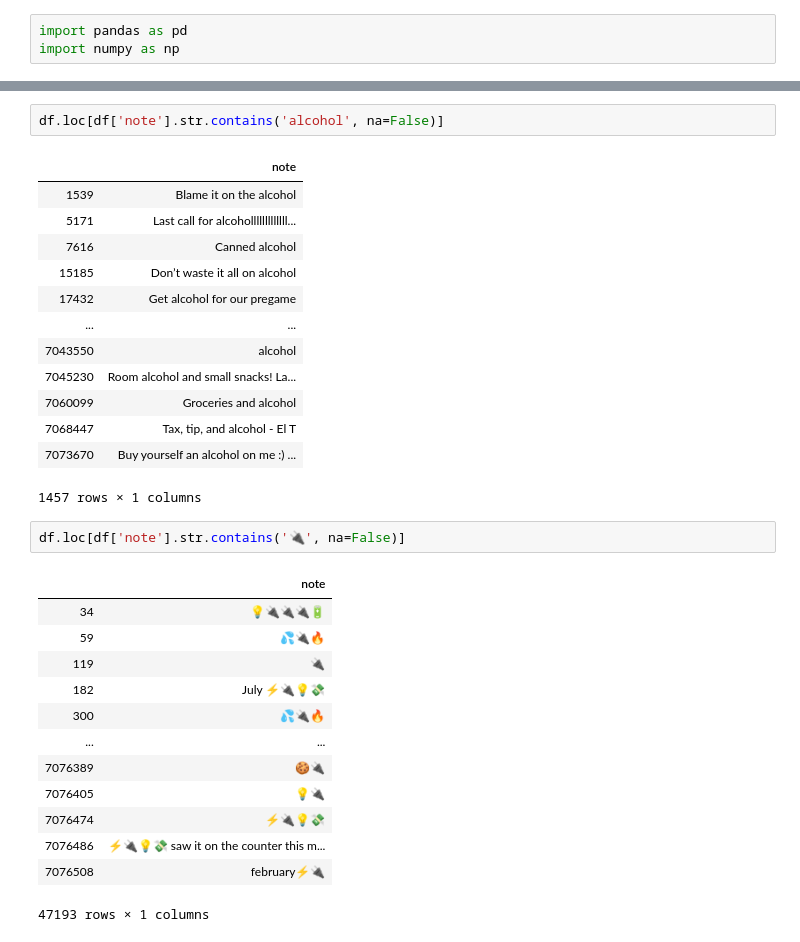
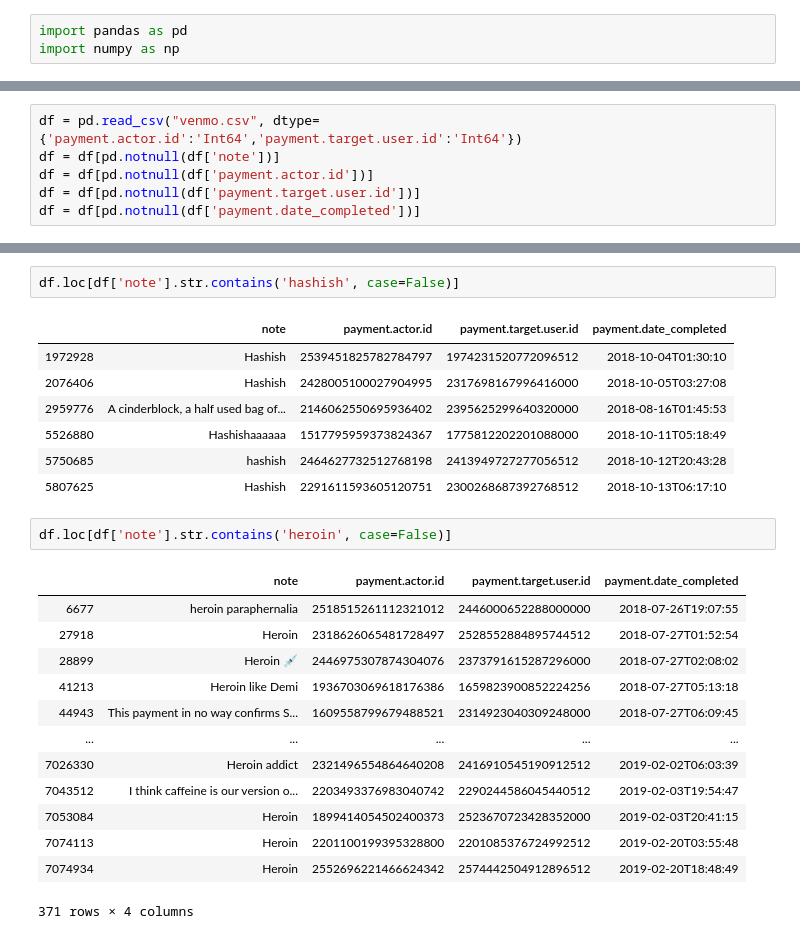
Before and after one commit to prasantadh/venmo-analytics, a Jupyter notebook: Analysis.ipynb, the cells around one changed output, grey strips where cells are left out. Cells and saved outputs as stored; diff of their text form.

```diff
--- a/Analysis.ipynb
+++ b/Analysis.ipynb
@@ -5,0 +4,6 @@ df = pd.read_csv("venmo.csv")
+# %%
+df = pd.read_csv("venmo.csv", dtype={'payment.actor.id':'Int64','payment.target.user.id':'Int64'})
+df = df[pd.notnull(df['note'])]
+df = df[pd.notnull(df['payment.actor.id'])]
+df = df[pd.notnull(df['payment.target.user.id'])]
+df = df[pd.notnull(df['payment.date_completed'])]
@@ -74,32 +114,26 @@ df.loc[df['note'].str.contains('marijuana', na=False)]
 # %%
-df.loc[df['note'].str.contains('alcohol', na=False)]
+df.loc[df['note'].str.contains('hashish', case=False)]
 # %% [output]
-|  | note |
-| 1539 | Blame it on the alcohol |
-| 5171 | Last call for alcoholllllllllllll... |
-| 7616 | Canned alcohol |
-| 15185 | Don’t waste it all on alcohol |
-| 17432 | Get alcohol for our pregame |
-| ... | ... |
-| 7043550 | alcohol |
-| 7045230 | Room alcohol and small snacks! La... |
-| 7060099 | Groceries and alcohol |
-| 7068447 | Tax, tip, and alcohol - El T |
-| 7073670 | Buy yourself an alcohol on me :) ... |
+|  | note | payment.actor.id | payment.target.user.id | payment.date_completed |
+| 1972928 | Hashish | 2539451825782784797 | 1974231520772096512 | 2018-10-04T01:30:10 |
+| 2076406 | Hashish | 2428005100027904995 | 2317698167996416000 | 2018-10-05T03:27:08 |
+| 2959776 | A cinderblock, a half used bag of... | 2146062550695936402 | 2395625299640320000 | 2018-08-16T01:45:53 |
+| 5526880 | Hashishaaaaaa | 1517795959373824367 | 1775812202201088000 | 2018-10-11T05:18:49 |
+| 5750685 | hashish | 2464627732512768198 | 2413949727277056512 | 2018-10-12T20:43:28 |
+| 5807625 | Hashish | 2291611593605120751 | 2300268687392768512 | 2018-10-13T06:17:10 |
-1457 rows × 1 columns
 # %%
-df.loc[df['note'].str.contains('🔌', na=False)]
+df.loc[df['note'].str.contains('heroin', case=False)]
 # %% [output]
-|  | note |
-| 34 | 💡🔌🔌🔌🔋 |
-| 59 | 💦🔌🔥 |
-| 119 | 🔌 |
-| 182 | July ⚡🔌💡💸 |
-| 300 | 💦🔌🔥 |
-| ... | ... |
-| 7076389 | 🍪🔌 |
-| 7076405 | 💡🔌 |
-| 7076474 | ⚡🔌💡💸 |
-| 7076486 | ⚡🔌💡💸 saw it on the counter this m... |
-| 7076508 | february⚡🔌 |
+|  | note | payment.actor.id | payment.target.user.id | payment.date_completed |
+| 6677 | heroin paraphernalia | 2518515261112321012 | 2446000652288000000 | 2018-07-26T19:07:55 |
+| 27918 | Heroin | 2318626065481728497 | 2528552884895744512 | 2018-07-27T01:52:54 |
+| 28899 | Heroin 💉 | 2446975307874304076 | 2373791615287296000 | 2018-07-27T02:08:02 |
+| 41213 | Heroin like Demi | 1936703069618176386 | 1659823900852224256 | 2018-07-27T05:13:18 |
+| 44943 | This payment in no way confirms S... | 1609558799679488521 | 2314923040309248000 | 2018-07-27T06:09:45 |
+| ... | ... | ... | ... | ... |
+| 7026330 | Heroin addict | 2321496554864640208 | 2416910545190912512 | 2019-02-02T06:03:39 |
+| 7043512 | I think caffeine is our version o... | 2203493376983040742 | 2290244586045440512 | 2019-02-03T19:54:47 |
+| 7053084 | Heroin | 1899414054502400373 | 2523670723428352000 | 2019-02-03T20:41:15 |
+| 7074113 | Heroin | 2201100199395328800 | 2201085376724992512 | 2019-02-20T03:55:48 |
+| 7074934 | Heroin | 2552696221466624342 | 2574442504912896512 | 2019-02-20T18:48:49 |
-47193 rows × 1 columns
+371 rows × 4 columns
```
Also changed, not shown: parts of 17 cells of this notebook.
